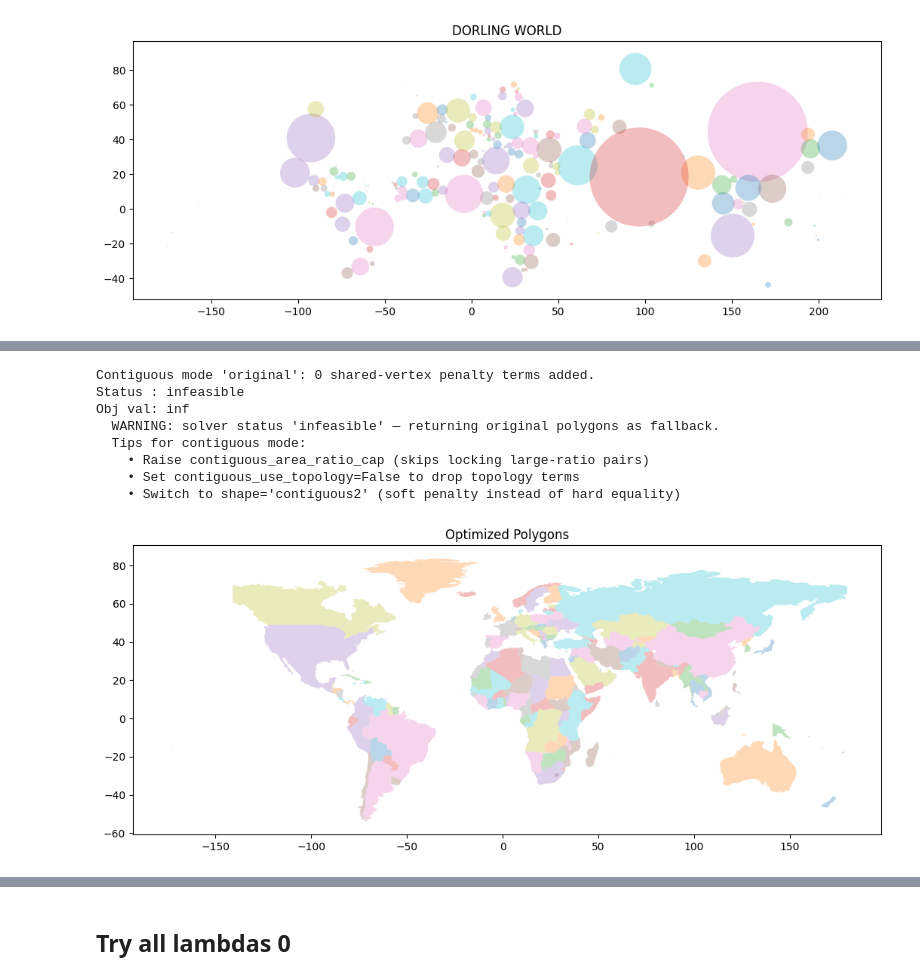
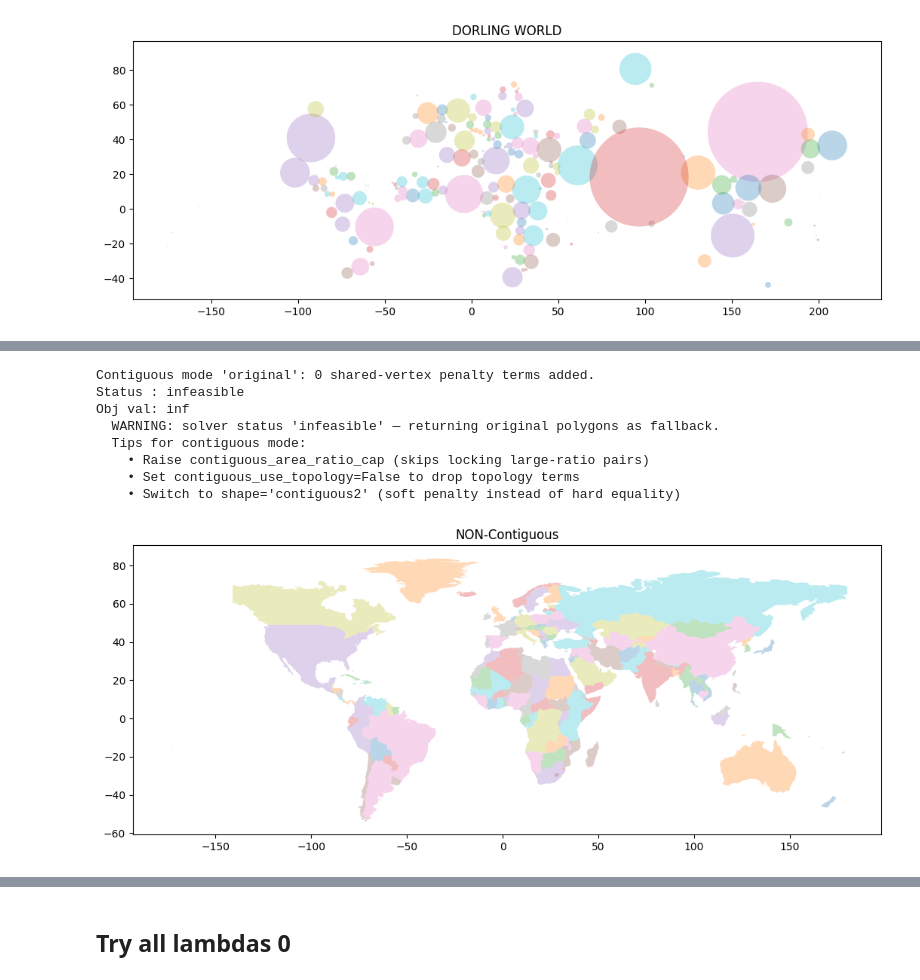
Before and after one commit to kuenem/Cartogram-Framework, a Jupyter notebook: Cartogram Framework/notebooks/exploration.ipynb, the cells around one changed output, grey strips where cells are left out. Cells and saved outputs as stored; diff of their text form; code cells hidden in the pictures.

```diff
--- a/Cartogram Framework/notebooks/exploration.ipynb
+++ b/Cartogram Framework/notebooks/exploration.ipynb
@@ -135,36 +167,36 @@ new_data = CartogramFramework_global(
     data         = data,
     # target_areas     = target_areas,
     fixed_points     = None,
     shape            = "original",
     target_centers   = target_positions,
     horizontal_pairs = None,   # no ordering — just scale in place
     vertical_pairs   = None,
     neighboring_pairs = neighbouring_pairs(polygons),
     shared_vertices_of_neighbors = None,
 
     lambda_shape    = 1.0,
     lambda_area     = 1.0,
     lambda_center   = 0.5,   # moderate pull keeps regions near original position
     lambda_topology = 0.0,   # OFF — ordering was causing infeasibility
 
     area_scale = 0.1,
 
     gamma = 1.0,
     beta  = 1.0,
     t_min = 0.01,
-    t_max = 25.0,   # large — some regions may need to grow a lot
+    t_max = 25000.0,   # large — some regions may need to grow a lot
 )
-plot_polys_data(new_data, title="Optimized Polygons", centroids=False, legend=False, target_centers=None)
+plot_polys_data(new_data, title="NON-Contiguous", centroids=False, legend=False, target_centers=None)
 # %% [output]
 Contiguous mode 'original': 0 shared-vertex penalty terms added.
 Status : infeasible
 Obj val: inf
   WARNING: solver status 'infeasible' — returning original polygons as fallback.
   Tips for contiguous mode:
     • Raise contiguous_area_ratio_cap (skips locking large-ratio pairs)
     • Set contiguous_use_topology=False to drop topology terms
     • Switch to shape='contiguous2' (soft penalty instead of hard equality)
-[figure, old version]
+[figure, new version]
 # %%
 # Test with Cartogram Framework 0 without post processing
 new_data = CartogramFramework_global(
```
Also changed, not shown: parts of 8 cells of this notebook, 6 other files.
